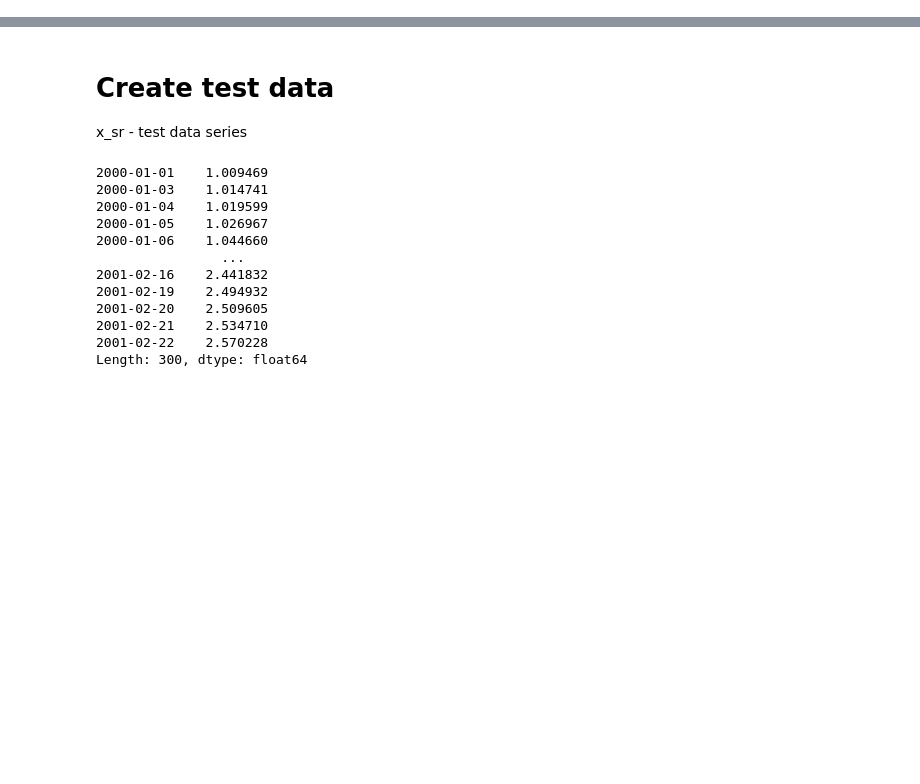
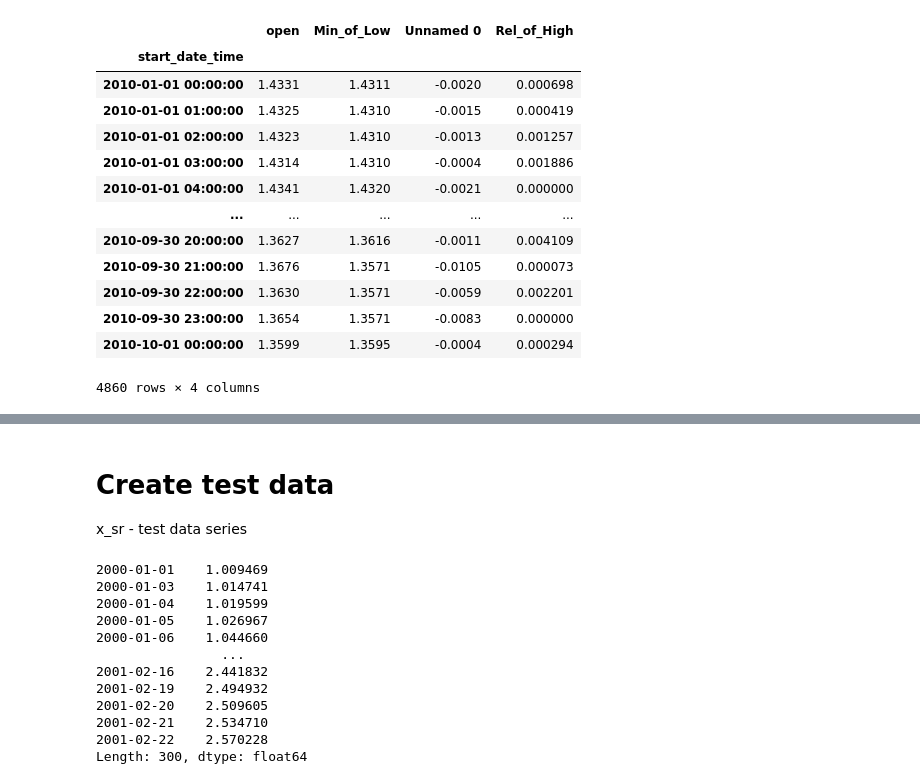
Before and after one commit to NNTrade/metrics, a Jupyter notebook: example/FuturePercentStepMatrix/Analis.ipynb, the cells around one changed output, grey strips where cells are left out. Drawn from its saved outputs; the diff is of its cells as text; code cells hidden in the pictures; blank space fills up the shorter version.

```diff
--- a/example/FuturePercentStepMatrix/Analis.ipynb
+++ b/example/FuturePercentStepMatrix/Analis.ipynb
@@ -4,0 +69,20 @@ import matplotlib.pyplot as plt
+# %%
+from enum import Enum
+class ExtreamType(Enum):
+  High = 1,
+  Low = 2
+# %%
+def get_extrem_of(quote_df:pd.DataFrame, period:int, extrem_type:ExtreamType)->pd.Series:
+  if extrem_type == ExtreamType.High:
+    col = HIGH
+    result_name = f"Max_of_{extrem_type.name}"
+  elif extrem_type == ExtreamType.Low:
+    col = LOW
+    result_name = f"Min_of_{extrem_type.name}"
+  else:
+    raise AttributeError("Wrong attribute value", "extrem_type", extrem_type)
+  prepare_df = pd.DataFrame([quote_df[col].shift(-shift).rename(f"{col}_{shift}") for shift in range(period+1)]).T
+  return (prepare_df.max(axis=1) if extrem_type == ExtreamType.High else prepare_df.min(axis=1)).rename(result_name)
+# %%
+extr_df = get_extrem_of(quote_h1, 2, ExtreamType.Low)
+extr_df
@@ -4,0 +103,21 @@ import matplotlib.pyplot as plt
+# %%
+def get_extrem_rel_of(quote_df:pd.DataFrame, period:int, extrem_type:ExtreamType)->pd.Series:
+  extrem_sr = get_extrem_of(quote_df, period, extrem_type)
+  return ((extrem_sr - quote_h1[OPEN]) / quote_h1[OPEN]).rename(f"Rel_of_{extrem_type.name}")
+# %%
+pd.DataFrame([quote_h1[OPEN], extr_df, extr_df - quote_h1[OPEN], get_extrem_rel_of(quote_h1, 2, ExtreamType.High) ]).T
+# %% [output]
+|  | open | Min_of_Low | Unnamed 0 | Rel_of_High |
+| start_date_time |  |  |  |  |
+| 2010-01-01 00:00:00 | 1.4331 | 1.4311 | -0.0020 | 0.000698 |
+| 2010-01-01 01:00:00 | 1.4325 | 1.4310 | -0.0015 | 0.000419 |
+| 2010-01-01 02:00:00 | 1.4323 | 1.4310 | -0.0013 | 0.001257 |
+| 2010-01-01 03:00:00 | 1.4314 | 1.4310 | -0.0004 | 0.001886 |
+| 2010-01-01 04:00:00 | 1.4341 | 1.4320 | -0.0021 | 0.000000 |
+| ... | ... | ... | ... | ... |
+| 2010-09-30 20:00:00 | 1.3627 | 1.3616 | -0.0011 | 0.004109 |
+| 2010-09-30 21:00:00 | 1.3676 | 1.3571 | -0.0105 | 0.000073 |
+| 2010-09-30 22:00:00 | 1.3630 | 1.3571 | -0.0059 | 0.002201 |
+| 2010-09-30 23:00:00 | 1.3654 | 1.3571 | -0.0083 | 0.000000 |
+| 2010-10-01 00:00:00 | 1.3599 | 1.3595 | -0.0004 | 0.000294 |
+4860 rows × 4 columns
```
Also changed, not shown: parts of 9 cells of this notebook, 15 other files.
